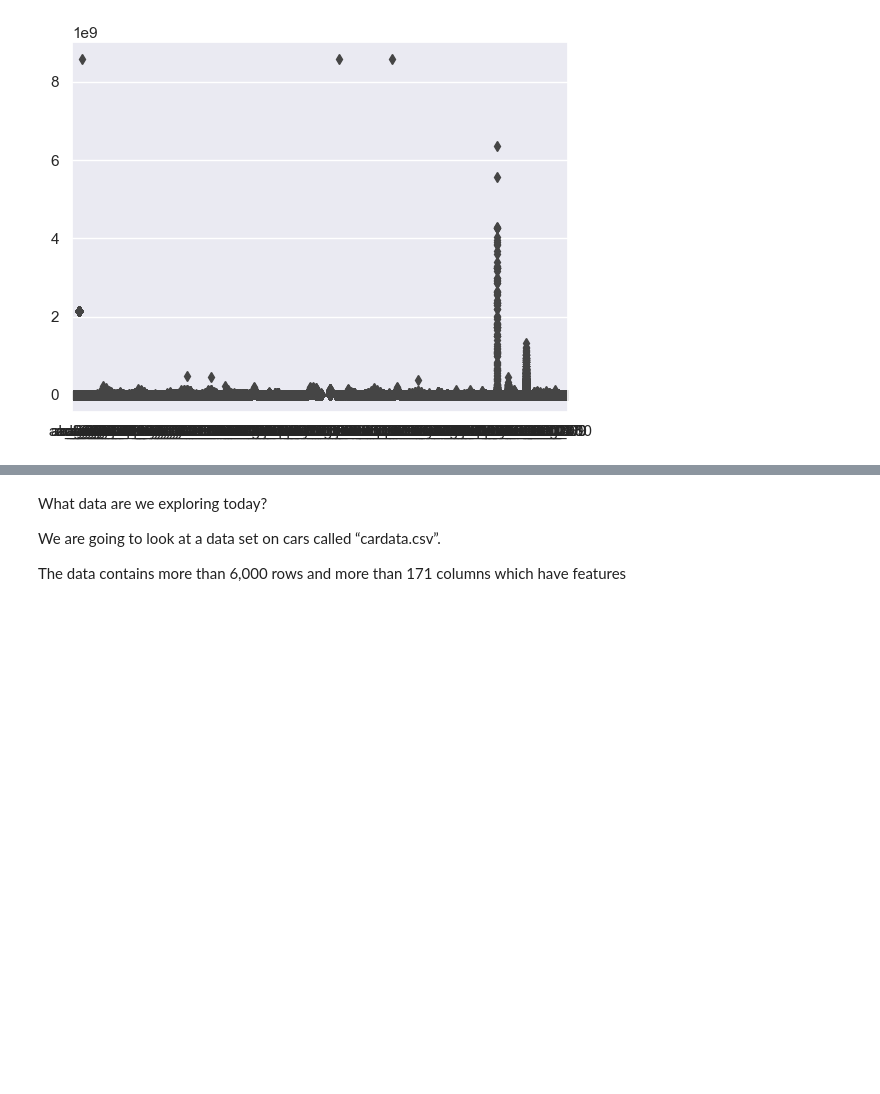
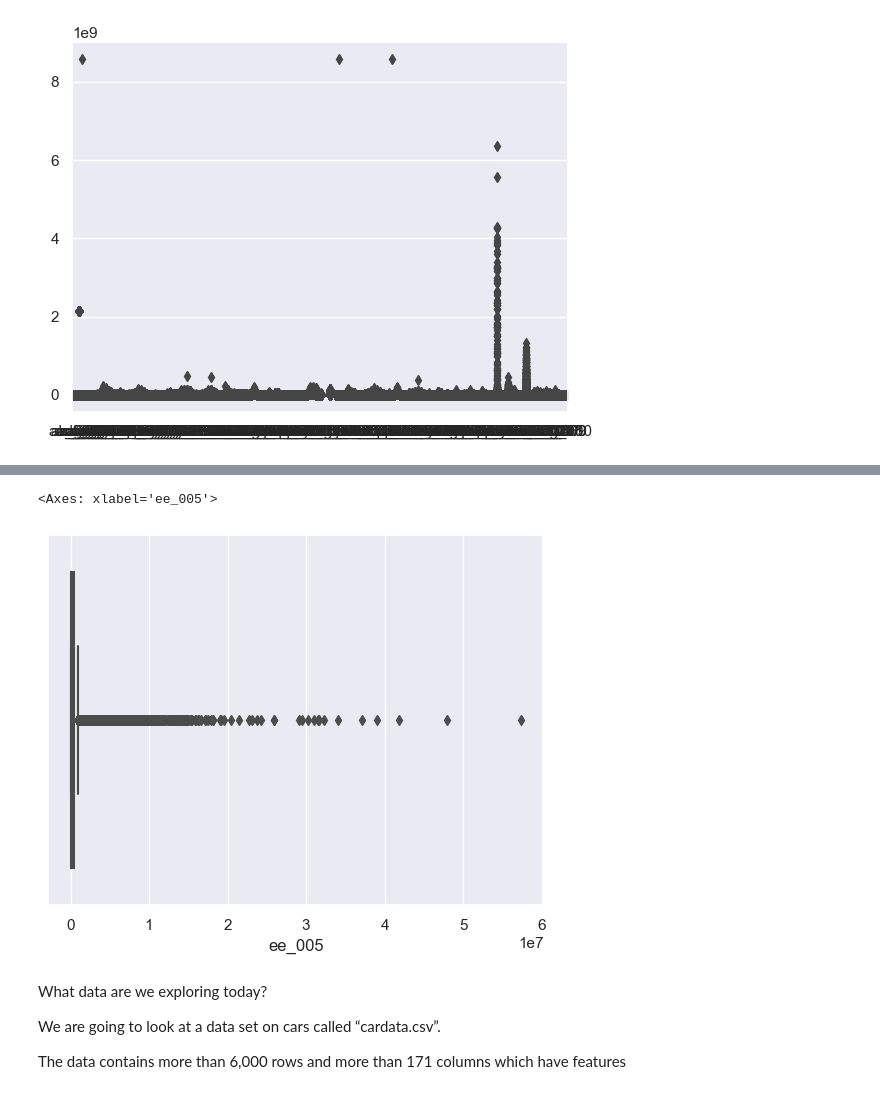
Before and after one commit to sba23416/SBA23416-Data_PreP_CA1, a Jupyter notebook: HodanMohamedAbdi_DataPrepHDip_CA1.ipynb, the cells around one changed output, grey strips where cells are left out. Drawn from its saved outputs; the diff is of its cells as text; code cells hidden in the pictures; blank space fills up the shorter version.

```diff
--- a/HodanMohamedAbdi_DataPrepHDip_CA1.ipynb
+++ b/HodanMohamedAbdi_DataPrepHDip_CA1.ipynb
@@ -236,0 +242,5 @@ sns.boxplot(data=aps_failure_df)
+# %%
+sns.boxplot(x=aps_failure_df["ee_005"])
+# %% [output]
+<Axes: xlabel='ee_005'>
+[figure, added]
```
Also changed, not shown: parts of 35 cells of this notebook.
